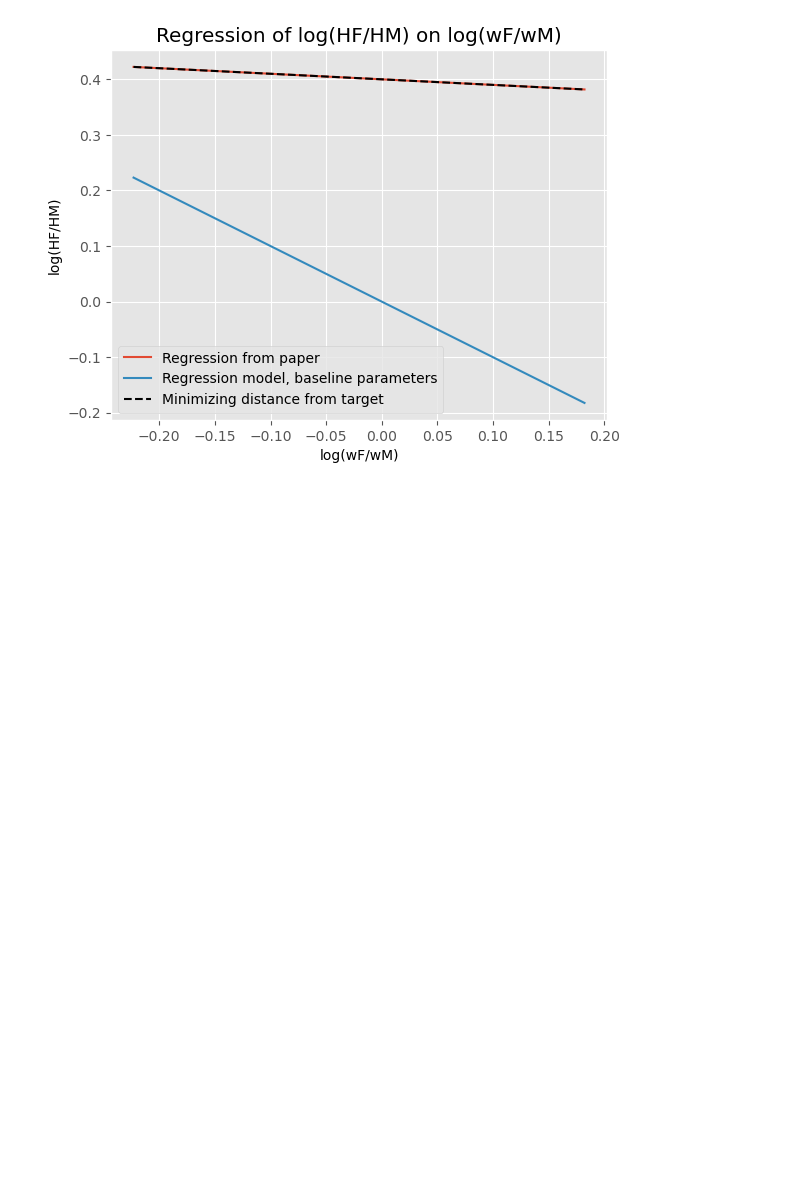
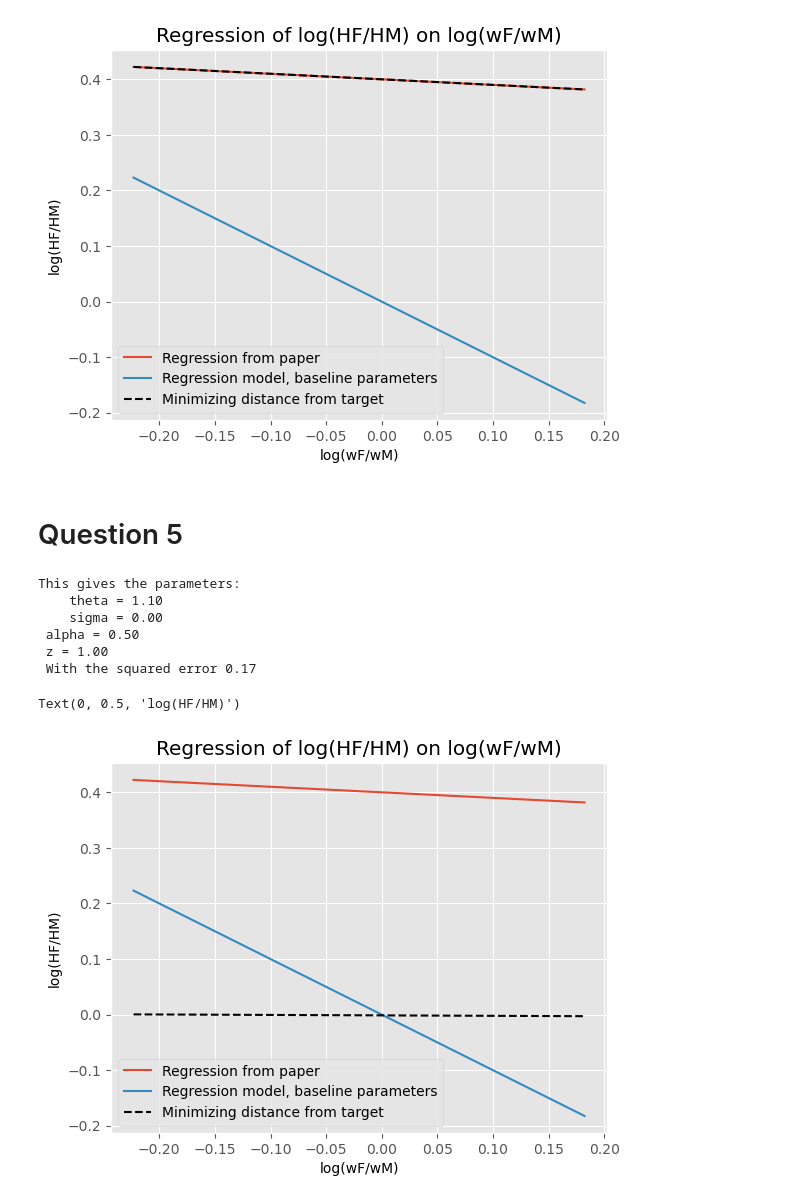
Before and after one commit to NumEconCopenhagen/projects-2023-mathias-emma, a Jupyter notebook: inauguralproject/Inaugural.ipynb, the cells around one changed output. Cells and saved outputs as stored; diff of their text form; code cells hidden in the pictures; blank space fills up the shorter version.

```diff
--- a/inauguralproject/Inaugural.ipynb
+++ b/inauguralproject/Inaugural.ipynb
@@ -191,3 +192,82 @@ This gives the parameters:
  With the squared error 0.00
 Text(0, 0.5, 'log(HF/HM)')
 [figure]
+# %% [markdown]
+# Question 5
+# %%
+# 1. Create an instance of the model class
+model_5 = HouseholdSpecializationModelClass()
+
+# 1. Regressions parameters from paper
+par = model_5.par
+beta0_target = par.beta0_target
+beta1_target = par.beta1_target
+
+
+# 2:  Regression for origional parameters
+
+log_rel_wage, log_rel_hours = model_5.solve_wage_work( discrete=False)
+# Regression coefisiten
+beta0_base, beta1_base = model_5.run_regression(log_rel_wage, log_rel_hours)
+
+# 3:  Regression for minimizing the distance between the regression parameters and the target parameters
+def obj(q):
+
+    par.theta, par.sigma = q
+
+    log_rel_wage, log_rel_hours = model_5.solve_wage_work( discrete=False)
+
+    # Regression coefisiten
+    beta0, beta1 = model_5.run_regression(log_rel_wage, log_rel_hours)
+
+    error = (beta0 - beta0_target)**2 + (beta1 - beta1_target)**2
+
+    return error
+
+bounds = [(0, 10),(1e-8, 2)]
+
+initial_guess = (1, 0)
+reg_opt = optimize.minimize(obj, initial_guess, method='Nelder-Mead', bounds=bounds, tol = 0.000000001) #Hvis tolerancen er høj, accepterer den løsninger som kun er tæt på at være rigtige
+
+#Results from optimization
+theta_hat = reg_opt.x[0]
+sigma_hat = reg_opt.x[1]
+#z_hat = reg_opt.x[2]
+err = obj(reg_opt.x)
+
+# Print results
+print(f'This gives the parameters: \n    theta = {theta_hat:.2f} \n    sigma = {sigma_hat:.2f}\n alpha = {par.alpha:.2f}\n z = {par.z:.2f}')
+print(f' With the squared error {err:.2f}')
+
+# 4:  Regression for new parameters
+par.theta = theta_hat
+par.sigma = sigma_hat
+#par.z = z_hat
+
+log_rel_wage, log_rel_hours = model_5.solve_wage_work( discrete=False)
+beta0_hat, beta1_hat = model_5.run_regression(log_rel_wage, log_rel_hours)
+
+
+fig = plt.figure()
+ax = fig.add_subplot(1,1,1)
+ax.plot(log_rel_wage, beta0_target + beta1_target*log_rel_wage, label='Regression from paper')
+ax.plot(log_rel_wage, beta0_base + beta1_base*log_rel_wage, label='Regression model, baseline parameters')
+ax.plot(log_rel_wage, beta0_hat + beta1_hat*log_rel_wage, label='Minimizing distance from target', color='black', linestyle='--')
+
+
+#ax.plot(beta0_hat, log_rel_hours, label='Minimizing distance from target', color='black', linestyle='--')
+ax.set_xlabel('log(wF/wM)')
+ax.set_ylabel('log(HF/HM)')
+ax.title.set_text('Regression of log(HF/HM) on log(wF/wM)')
+ax.legend()
+ax.set_xlabel('log(wF/wM)')
+ax.set_ylabel('log(HF/HM)')
+# %% [output]
+This gives the parameters:
+    theta = 1.10
+    sigma = 0.00
+ alpha = 0.50
+ z = 1.00
+ With the squared error 0.17
+Text(0, 0.5, 'log(HF/HM)')
+[figure, added]
```
Also changed, not shown: parts of 4 cells of this notebook, 1 other file.
